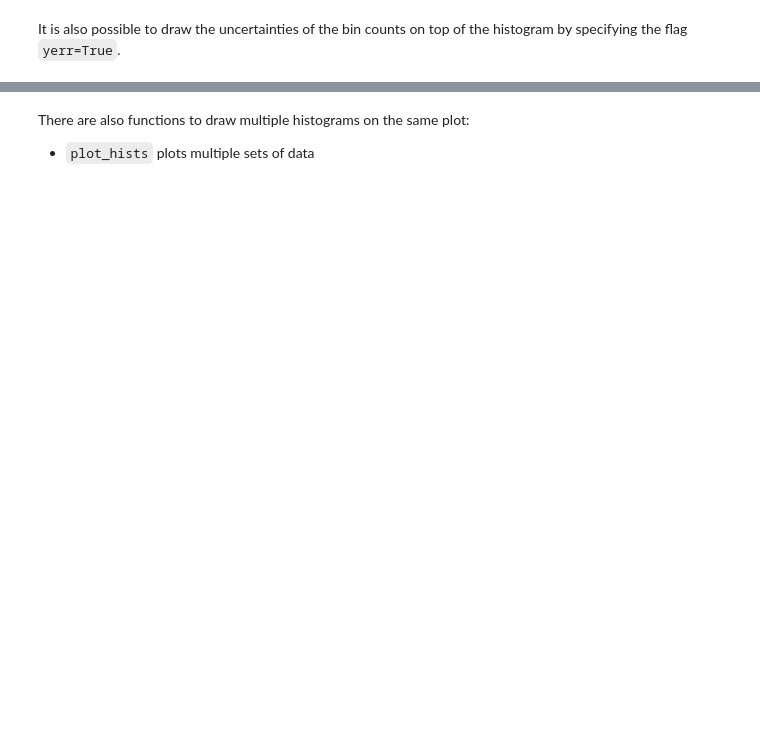
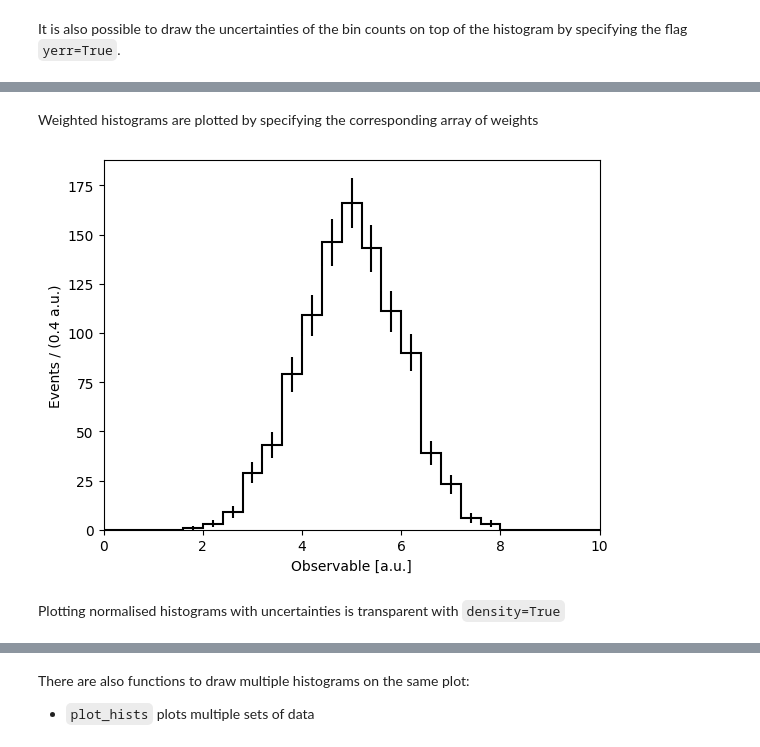
Before and after one commit to cpviolation/analysis_helpers, a Jupyter notebook: docs/notebooks/plots.ipynb, the cells around one changed output, grey strips where cells are left out. Drawn from its saved outputs; the diff is of its cells as text; code cells hidden in the pictures; blank space fills up the shorter version.

```diff
--- a/docs/notebooks/plots.ipynb
+++ b/docs/notebooks/plots.ipynb
@@ -67,3 +30,12 @@ sumw2= np.histogram(data, bins=25, range=(0,10), weights=weights**2, density=Tru
+# %% [markdown]
+Weighted histograms are plotted by specifying the corresponding array of weights
+# %%
+weights = np.random.uniform(0.5, 1.5, size=data.shape)
+fig, ax = plot_hist(data, yerr=True, name='Observable', unit='a.u.', bins=25, range=(0,10), weights=weights)
+# %% [output]
+[figure, added]
+# %% [markdown]
+Plotting normalised histograms with uncertainties is transparent with `density=True`
 # %%
 fig, ax = plot_hist(data, yerr=True, name='Observable', unit='a.u.', bins=25, range=(0,10), density=True)
 # %% [output]
```
Also changed, not shown: parts of 16 cells of this notebook, 1 other file.
